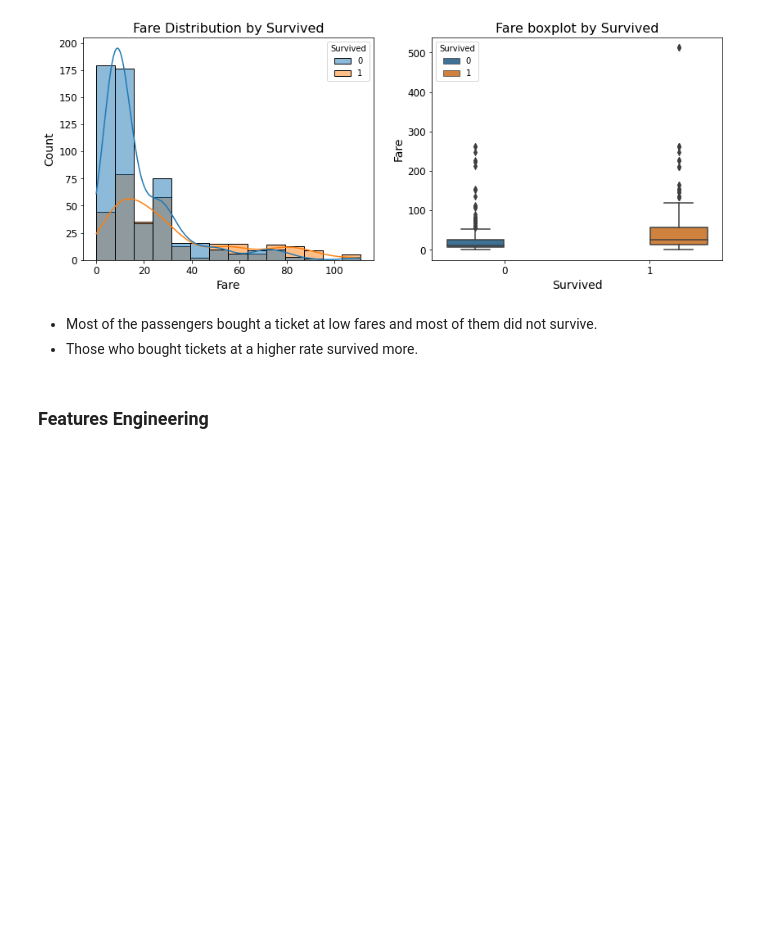
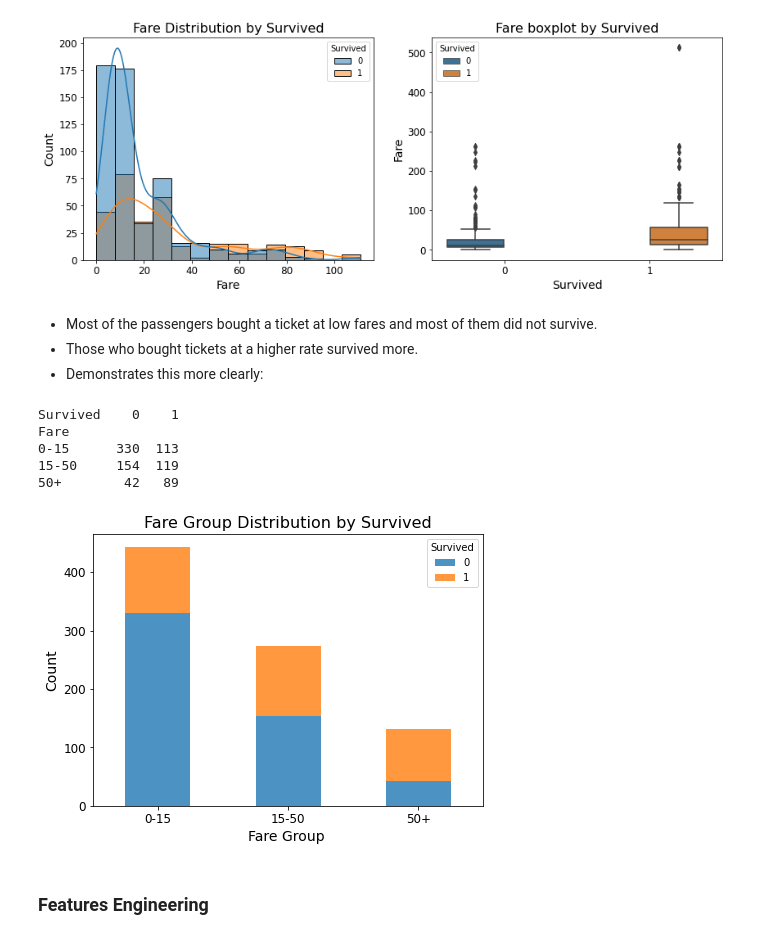
Before and after one commit to NadavElyakim27/Titanic_EDA, a Jupyter notebook: notebook.ipynb, the cells around one changed output. Cells and saved outputs as stored; diff of their text form; code cells hidden in the pictures; blank space fills up the shorter version.

Commit message:
fare_groups

```diff
--- a/notebook.ipynb
+++ b/notebook.ipynb
@@ -384,6 +385,33 @@ plt.show()
 # %% [markdown]
 * Most of the passengers bought a ticket at low fares and most of them did not survive.
 * Those who bought tickets at a higher rate survived more.
+* Demonstrates this more clearly:
+# %%
+# Create columns with age group
+fare_groups = pd.cut(titanic_ds['Fare'],bins=[0,15,50,150],labels=['0-15','15-50','50+'])
+# Concat age group column with label
+temp = pd.concat([fare_groups, titanic_ds['Survived']], axis=1)
+
+# Create a summary table - feature-class
+table_age_group = temp.groupby(['Fare', 'Survived']).size().unstack(fill_value=0)
+print(table_age_group)
+
+# Plot
+table_age_group.plot(kind='bar', stacked=True, alpha = 0.8, rot = 0)
+
+# Add titles
+plt.title('Fare Group Distribution by Survived')
+plt.ylabel('Count')
+plt.xlabel('Fare Group ')
+
+plt.show()
+# %% [output]
+Survived    0    1
+Fare
+0-15      330  113
+15-50     154  119
+50+        42   89
+[figure, added]
 # %% [markdown]
 ### Features Engineering
 # %%
```
Also changed, not shown: parts of 1 cell of this notebook.
